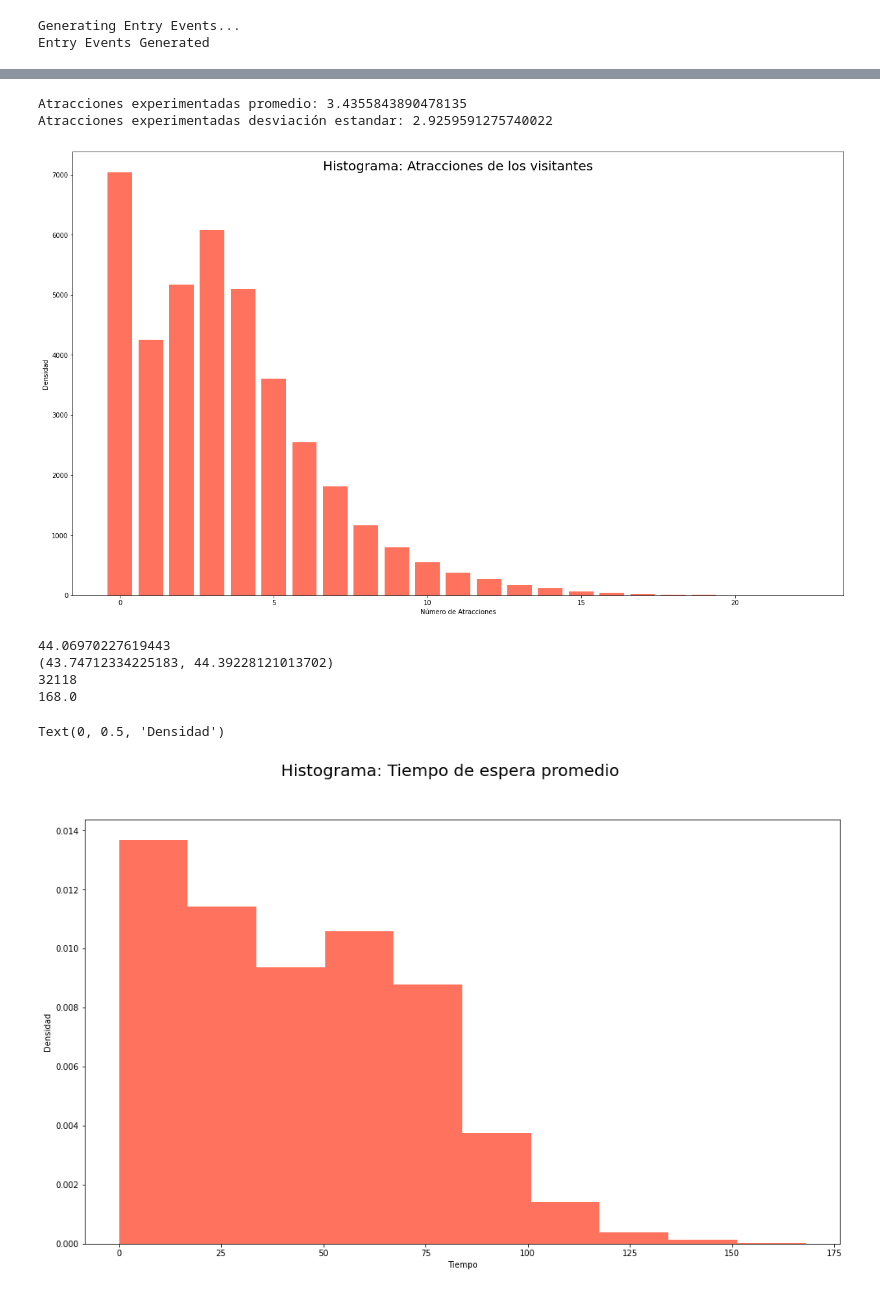
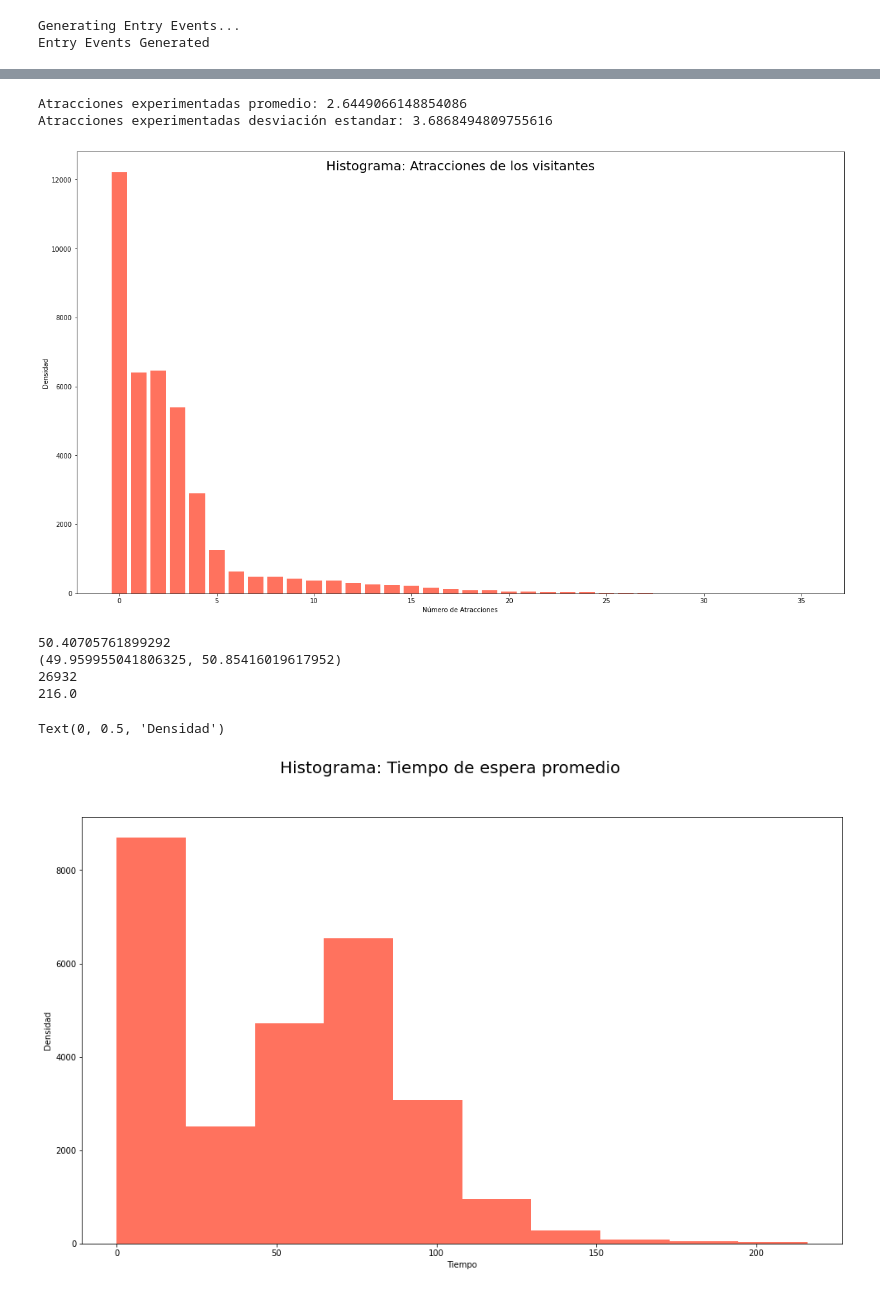
Before and after one commit to MrDahaniel/SimuPark, a Jupyter notebook: SalitrePark.ipynb, the cells around one changed output, grey strips where cells are left out. Drawn from its saved outputs; the diff is of its cells as text; code cells hidden in the pictures.

```diff
--- a/SalitrePark.ipynb
+++ b/SalitrePark.ipynb
@@ -12,7 +12,7 @@ fn = lambda x, k:  (((0.631012633902875 * ((x+1) ** 0 ) + 0.141641794969108 * ((
 
 park = SalitrePark(
     fn = fn,
-    fastpass_pool_size=0.3,
+    fastpass_pool_size=0.13,
 )
 
 park.start_day(max_entry_rate=95000/960, wait_time_update=5)
@@ -116,37 +116,37 @@ ylabel('Densidad')
 print(f'Atracciones experimentadas promedio: {np.mean(attrExp)}')
 print(f'Atracciones experimentadas desviación estandar: {np.std(attrExp)}')
 # %% [output]
-Atracciones experimentadas promedio: 3.4355843890478135
-Atracciones experimentadas desviación estandar: 2.9259591275740022
+Atracciones experimentadas promedio: 2.6449066148854086
+Atracciones experimentadas desviación estandar: 3.6868494809755616
-[figure, old version]
+[figure, new version]
 # %%
 avgWaitTime = []
 
 for guest in park.guests:
     if guest.attractions_experienced == 0:
         continue
 
     avgWaitTime.append(guest.total_wait_time / guest.attractions_experienced)
 
 
 print(np.mean(avgWaitTime))
 print(st.t.interval(alpha=0.95, df=len(avgWaitTime)-1, loc=np.mean(avgWaitTime), scale=st.sem(avgWaitTime)))
 print(len(avgWaitTime))
 print(max(avgWaitTime))
 
 fig = figure()
 fig.set_size_inches(16.5, 9.5)
-hist(avgWaitTime, density=True, color="#ff725e");
+hist(avgWaitTime,  color="#ff725e");
 fig.suptitle('Histograma: Tiempo de espera promedio', fontsize = 20)
 xlabel('Tiempo')
 ylabel('Densidad')
 # %% [output]
-44.06970227619443
-(43.74712334225183, 44.39228121013702)
-32118
-168.0
+50.40705761899292
+(49.959955041806325, 50.85416019617952)
+26932
+216.0
 Text(0, 0.5, 'Densidad')
-[figure, old version]
+[figure, new version]
 # %%
 attr_wait_time = [[attr.name, attr.queue.top_wait_time] for attr in park.attractions]
 attr_df = pd.DataFrame(attr_wait_time, columns=["Name", "MaximunWaitTime"])
```
Also changed, not shown: parts of 7 cells of this notebook, 8 other files.
